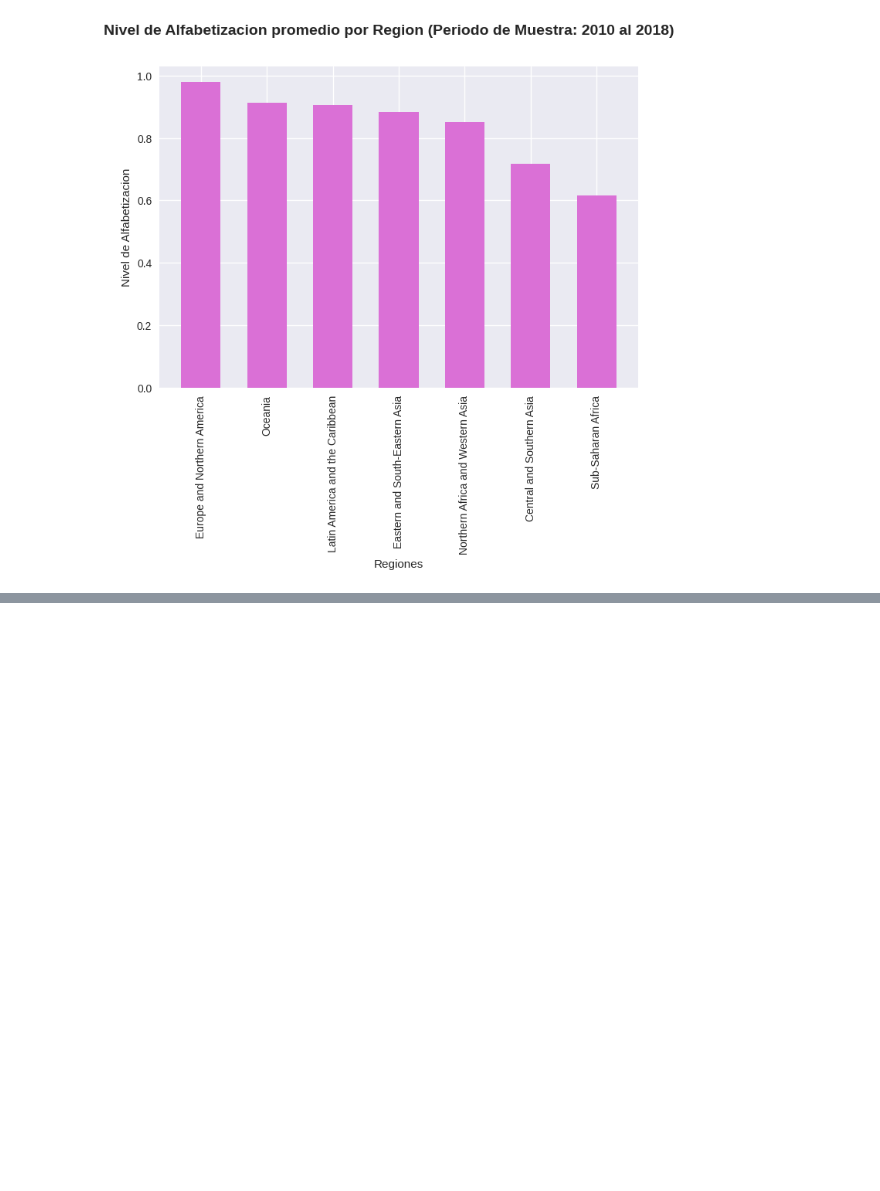
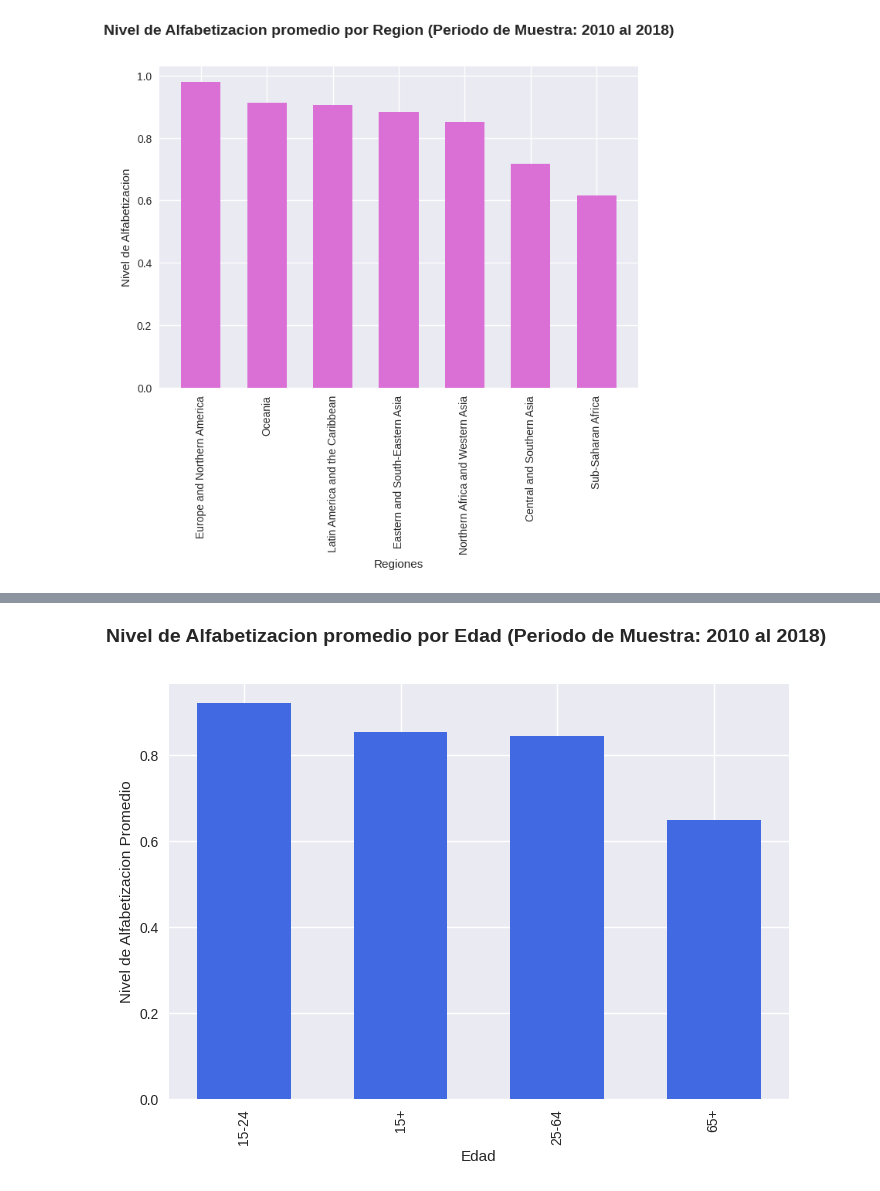
Before and after one commit to Paolo20224/Prueba, a Jupyter notebook: Simulacion_Examen.ipynb, the cells around one changed output, grey strips where cells are left out. Drawn from its saved outputs; the diff is of its cells as text; code cells hidden in the pictures; blank space fills up the shorter version.

```diff
--- a/Simulacion_Examen.ipynb
+++ b/Simulacion_Examen.ipynb
@@ -193,0 +222,24 @@ plt.show()
+# %%
+df6=df2
+df6=df.groupby(['Age'])[['Literacy rate']].mean().reset_index().sort_values(by="Literacy rate",ascending=False)
+
+import matplotlib.pyplot as plt
+from numpy import arange
+from numpy.random import randint
+
+plt.style.use('seaborn')
+
+fig1 = plt.figure(dpi=100)
+fig1.suptitle("Nivel de Alfabetizacion promedio por Edad (Periodo de Muestra: 2010 al 2018) ", fontsize=14, fontweight="bold", )
+
+ax1 = fig1.add_subplot(111)
+sep = 0.6
+ax1.bar(df6["Age"],df6["Literacy rate"], sep, color='royalblue')
+
+plt.xticks(rotation=90)
+plt.xlabel("Edad")
+plt.ylabel("Nivel de Alfabetizacion Promedio")
+
+plt.show()
+# %% [output]
+[figure, added]
```
Also changed, not shown: parts of 7 cells of this notebook.
